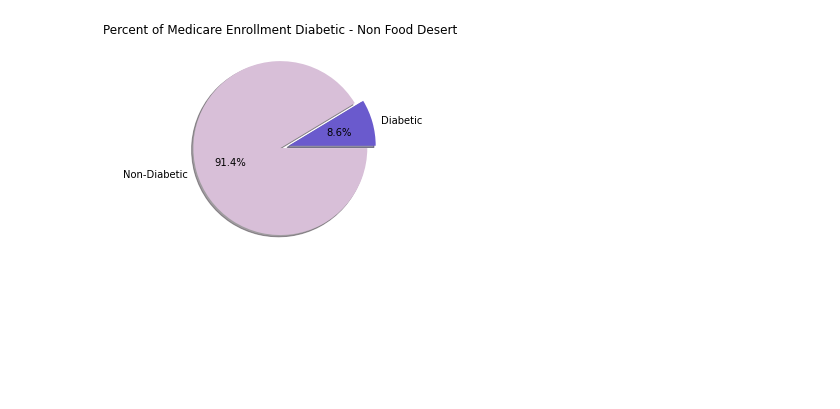
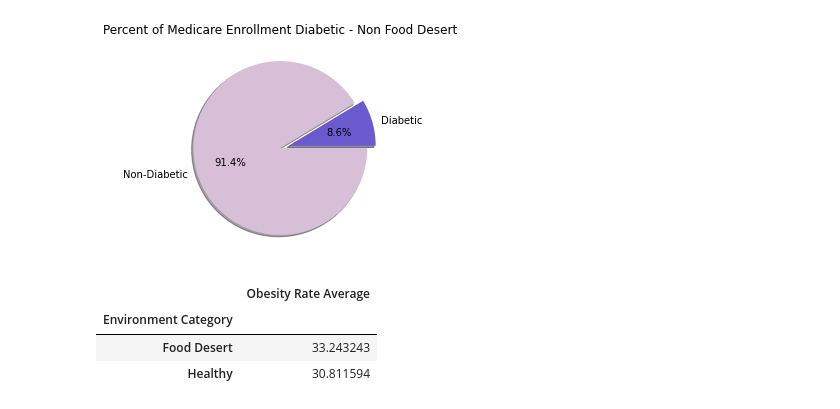
Before and after one commit to Ssimoes48/Food-Deserts-Analysis, a Jupyter notebook: Pie_Plots_2.ipynb, the cells around one changed output. Cells and saved outputs as stored; diff of their text form; code cells hidden in the pictures; blank space fills up the shorter version.

```diff
--- a/Pie_Plots_2.ipynb
+++ b/Pie_Plots_2.ipynb
@@ -244,3 +244,20 @@ Text(0.5, 1.0, 'Percent of Medicare Enrollment Diabetic - Non Food Desert')
 [figure]
 # %%
 #Obesity
+# %%
+#Creating a column for food environment categories
+combined_med_df["Environment Category"] = binned_if_desert
+combined_med_df.reset_index(drop=True,inplace=True)
+# %%
+#Creating series for each parameter. Calculating the average obesity rate in each environment.
+obesity_average = combined_med_df.groupby("Environment Category")["% Obese"].mean()
+# %%
+#Create dataframe to hold data
+obesity_byenv_df = pd.DataFrame(
+    {"Obesity Rate Average": obesity_average})
+obesity_byenv_df
+# %% [output]
+|  | Obesity Rate Average |
+| Environment Category |  |
+| Food Desert | 33.243243 |
+| Healthy | 30.811594 |
```
Also changed, not shown: parts of 12 cells of this notebook.
